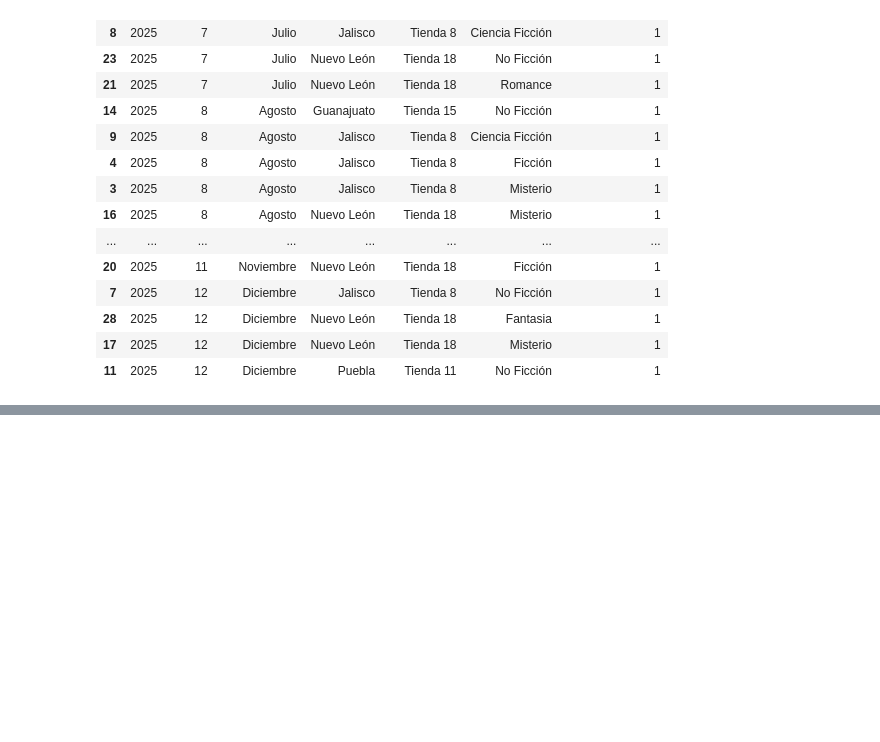
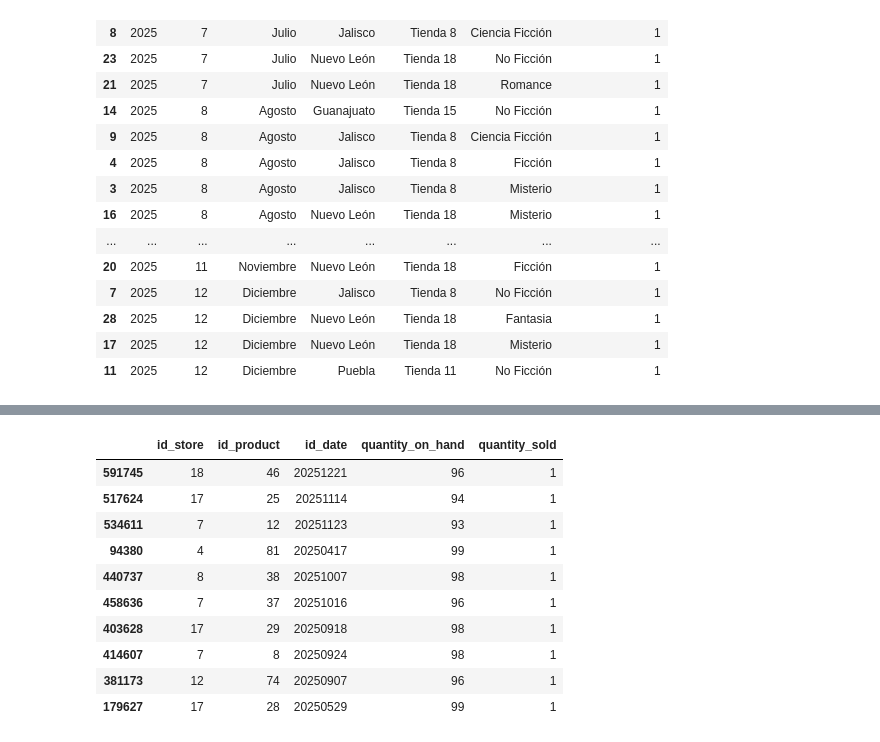
Before and after one commit to famenor/shorts, a Jupyter notebook: dimensional/03_retail_analysis.ipynb, the cells around one changed output, grey strips where cells are left out. Cells and saved outputs as stored; diff of their text form; code cells hidden in the pictures; blank space fills up the shorter version.

```diff
--- a/dimensional/03_retail_analysis.ipynb
+++ b/dimensional/03_retail_analysis.ipynb
@@ -170,3 +170,13 @@ display(unsold_genres.head(30))
 | 28 | 2025 | 12 | Diciembre | Nuevo León | Tienda 18 | Fantasia | 1 |
 | 17 | 2025 | 12 | Diciembre | Nuevo León | Tienda 18 | Misterio | 1 |
 | 11 | 2025 | 12 | Diciembre | Puebla | Tienda 11 | No Ficción | 1 |
+# %%
+#PERIODIC INVENTORY
+periodic_inventory = pd.read_csv('git/shorts/dimensional/data/fact_inventory_periodic.csv')
+
+print(periodic_inventory['id_store'].unique().shape)
+print(periodic_inventory['id_product'].unique().shape)
+print(periodic_inventory['id_date'].unique().shape)
+
+print(periodic_inventory.shape)
+display(periodic_inventory.head(3))
@@ -172,0 +212,14 @@ display(unsold_genres.head(30))
+# %%
+display(periodic_inventory.loc[periodic_inventory['quantity_sold'] > 0].sample(10))
+# %% [output]
+|  | id_store | id_product | id_date | quantity_on_hand | quantity_sold |
+| 591745 | 18 | 46 | 20251221 | 96 | 1 |
+| 517624 | 17 | 25 | 20251114 | 94 | 1 |
+| 534611 | 7 | 12 | 20251123 | 93 | 1 |
+| 94380 | 4 | 81 | 20250417 | 99 | 1 |
+| 440737 | 8 | 38 | 20251007 | 98 | 1 |
+| 458636 | 7 | 37 | 20251016 | 96 | 1 |
+| 403628 | 17 | 29 | 20250918 | 98 | 1 |
+| 414607 | 7 | 8 | 20250924 | 98 | 1 |
+| 381173 | 12 | 74 | 20250907 | 96 | 1 |
+| 179627 | 17 | 28 | 20250529 | 99 | 1 |
```
Also changed, not shown: parts of 4 cells of this notebook, 9 other files.
